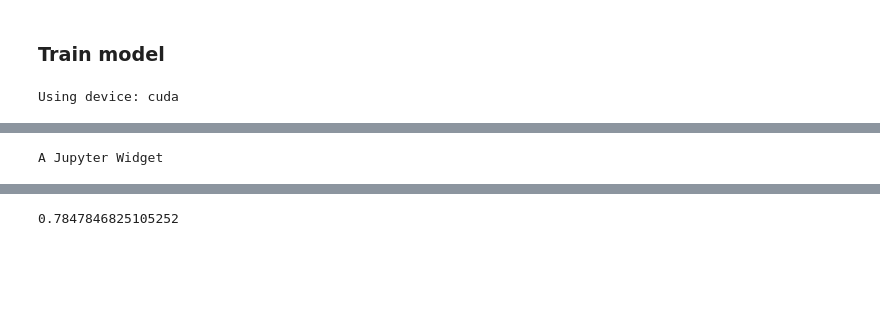
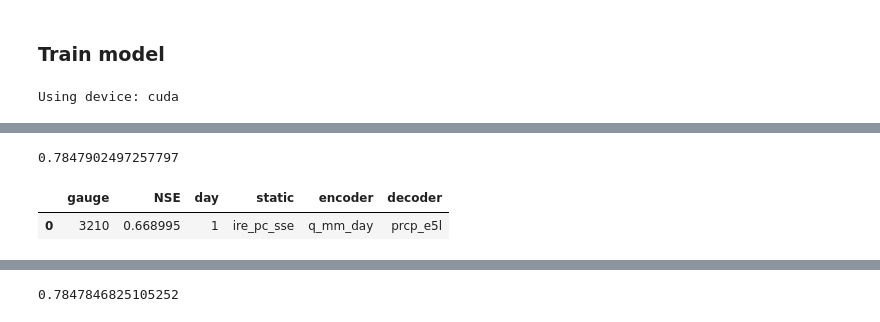
Before and after one commit to dmbrmv/my_dissertation, a Jupyter notebook: forecast/model_launch.ipynb, the cells around one changed output, grey strips where cells are left out. Cells and saved outputs as stored; diff of their text form; code cells hidden in the pictures; blank space fills up the shorter version.

```diff
--- a/forecast/model_launch.ipynb
+++ b/forecast/model_launch.ipynb
@@ -280,16 +210,3 @@ def nse(pred, target):
     denom = np.sum((target-pred)**2)
     divsr = np.sum((target-np.mean(target))**2)
     return 1-(denom/divsr)
-
-best_tft = TemporalFusionTransformer.load_from_checkpoint('/workspaces/my_dissertation/forecast/TFT_914/lightning_logs/version_0/checkpoints/epoch=2-step=78123.ckpt')
-
-res = list()
-for gauge in tqdm(val_df.gauge_id.unique()):
-    res.append(pred_res_builder(gauge_id=gauge,
-                                val_ts_ds=validation,
-                                with_plot=False))
-res = pd.concat(res)
-res.to_csv('./result/tft_predictions_256.csv',
-           index=False)
-# %% [output]
-A Jupyter Widget
@@ -296,3 +323,19 @@ A Jupyter Widget
+# %%
+np.median(pd.concat([r[0] for r in res])['NSE'])
+# %% [output]
+0.7847902497257797
+# %%
+pred_res_builder(gauge_id=gauge,
+                                model_checkpoint='/workspaces/my_dissertation/forecast/TFT_914/lightning_logs/version_0/checkpoints/epoch=2-step=78123.ckpt',
+                                hydro_target=hydro_target,
+                                meteo_input=meteo_input,
+                                static_parameters=static_parameters,
+                                val_ts_ds=val_ds, val_df=val_df,
+                                scaler=scaler,
+                                with_plot=False)[0]
+# %% [output]
+|  | gauge | NSE | day | static | encoder | decoder |
+| 0 | 3210 | 0.668995 | 1 | ire_pc_sse | q_mm_day | prcp_e5l |
 # %%
 best_tft = TemporalFusionTransformer.load_from_checkpoint('/workspaces/my_dissertation/forecast/TFT_test_run_2gauges/lightning_logs/version_0/checkpoints/epoch=3-step=120.ckpt')
 
```
Also changed, not shown: parts of 21 cells of this notebook, 15 other files.
